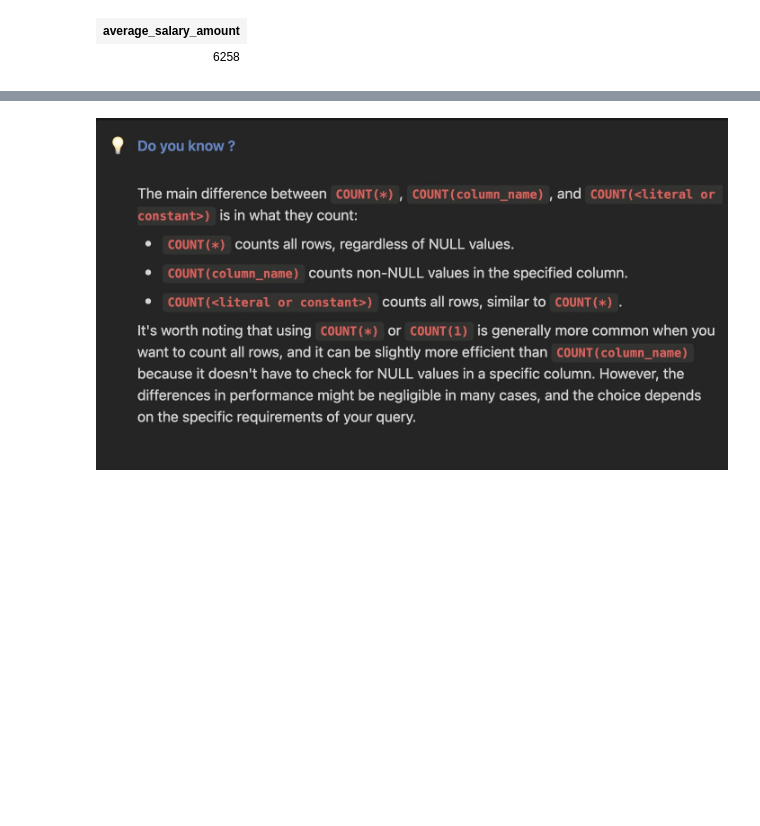
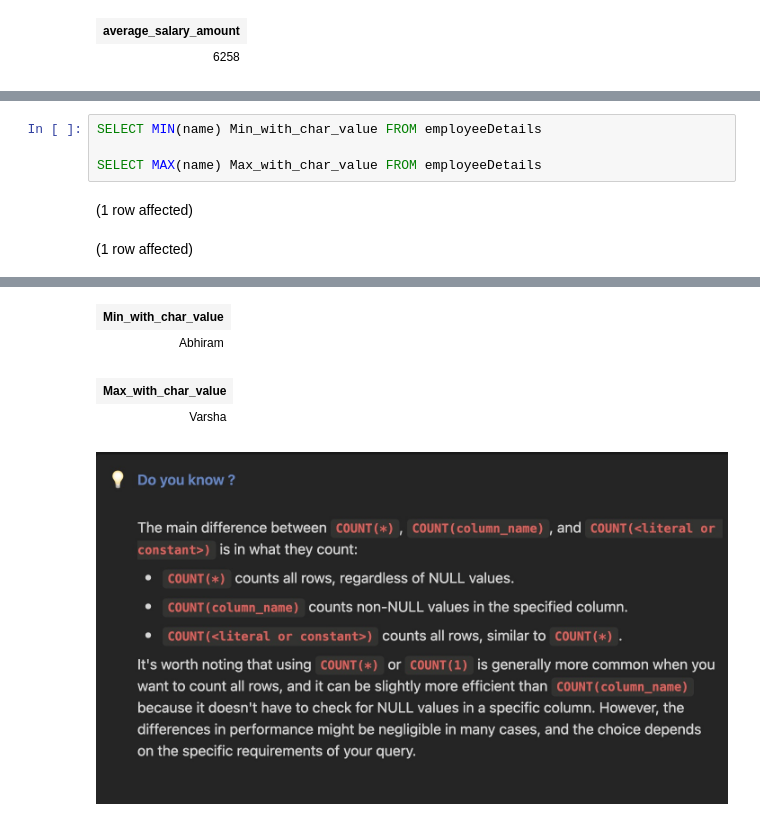
Before and after one commit to rathodlaxman/DataScienceLearnersHub-SQL, a Jupyter notebook: DSLH-AggregateFunctions.ipynb, the cells around one changed output, grey strips where cells are left out. Drawn from its saved outputs; the diff is of its cells as text; blank space fills up the shorter version.

Commit message:
DYN Min, Max can accept char value

```diff
--- a/DSLH-AggregateFunctions.ipynb
+++ b/DSLH-AggregateFunctions.ipynb
@@ -72,0 +73,7 @@ Total execution time: 00:00:00.018
+# %%
+SELECT MIN(name) Min_with_char_value FROM employeeDetails
+
+SELECT MAX(name) Max_with_char_value FROM employeeDetails
+# %% [output]
+(1 row affected)
+(1 row affected)
@@ -73,3 +81,7 @@ Total execution time: 00:00:00.018
+| Min_with_char_value |
+| Abhiram |
+| Max_with_char_value |
+| Varsha |
 # %% [markdown]
 ![DYK-Count.jpeg](attachment:DYK-Count.jpeg)
 # %% [markdown]
```
Also changed, not shown: parts of 7 cells of this notebook, 2 other files.
